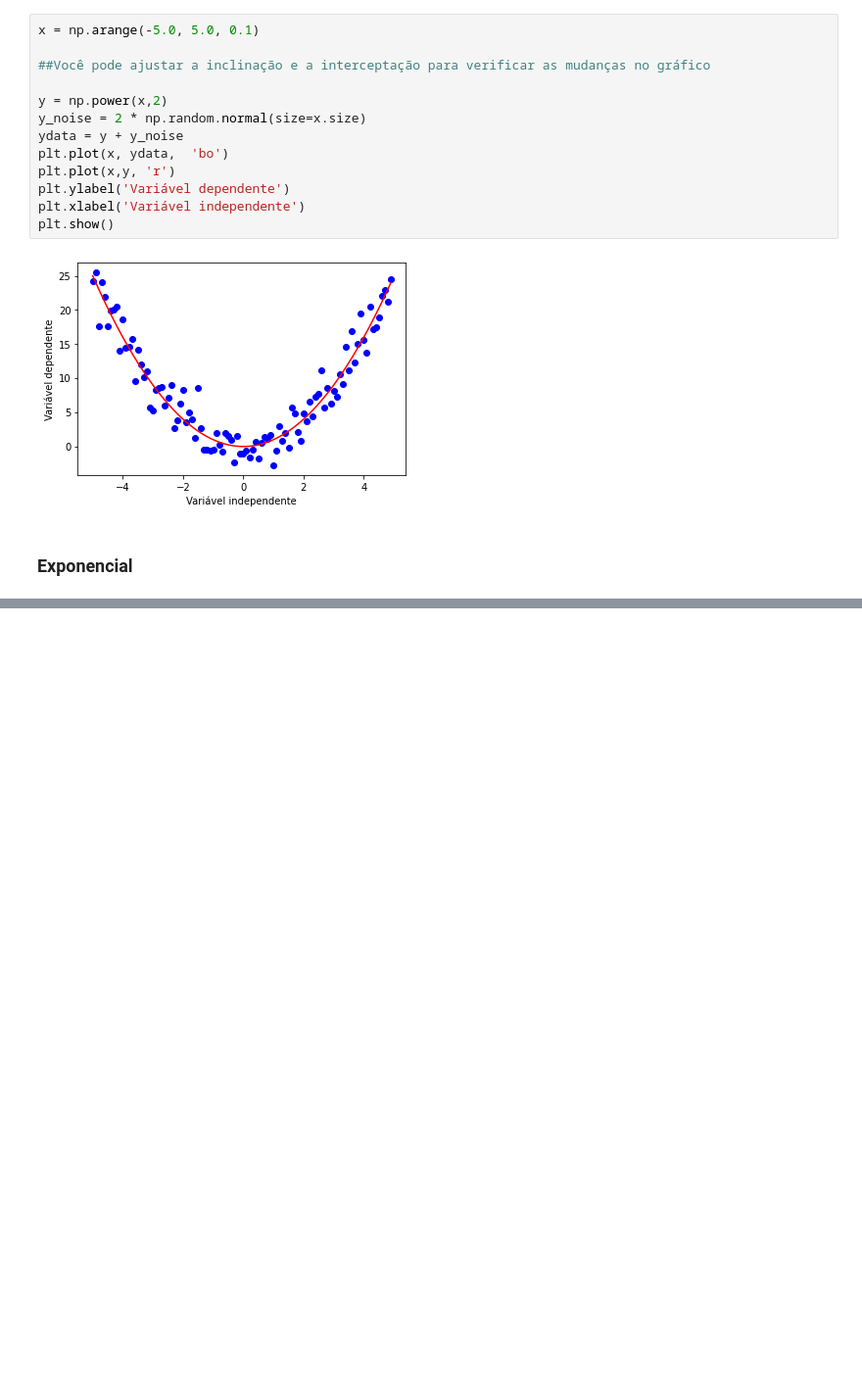
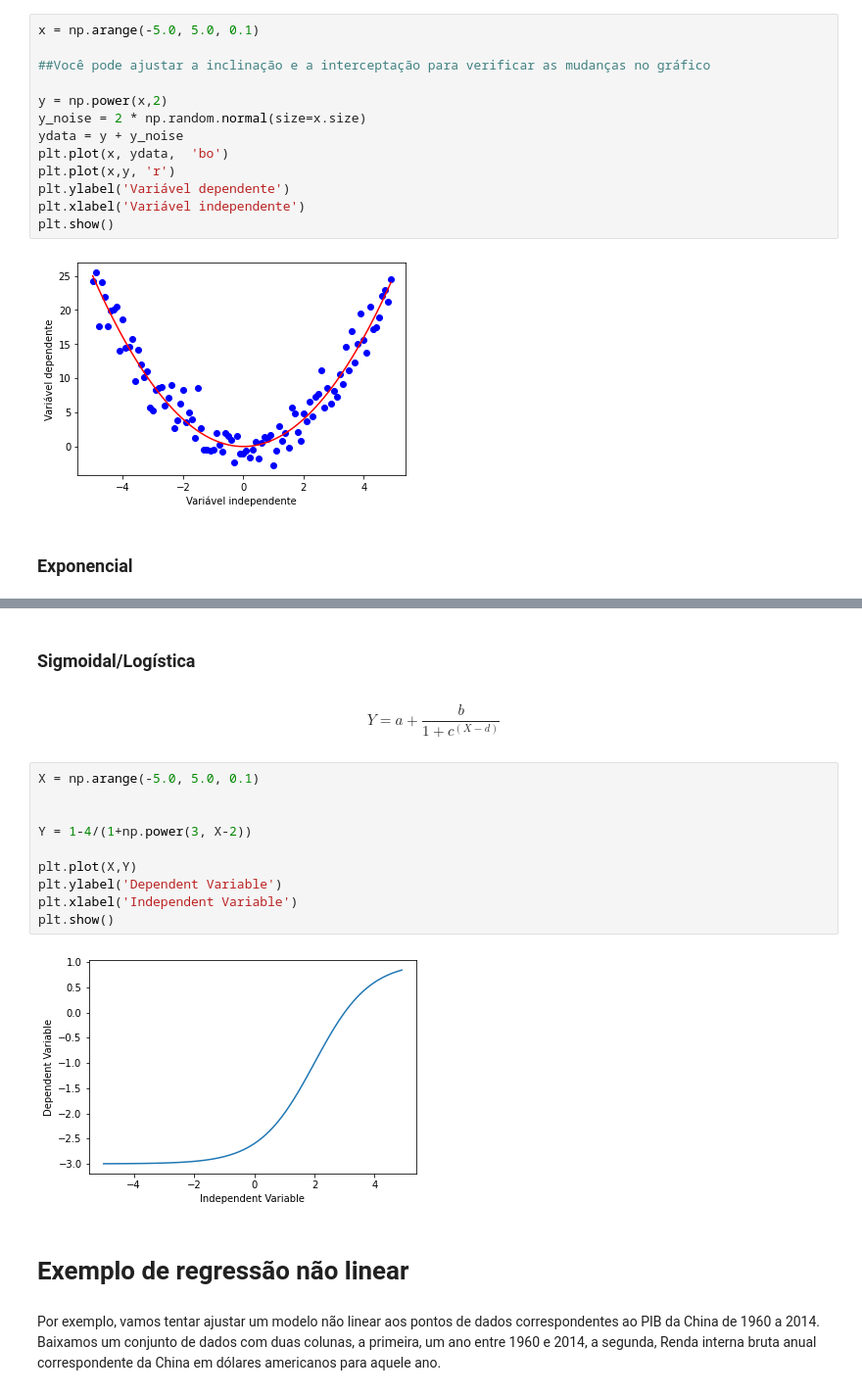
Before and after one commit to kauebr/Machine-Learning-Projects-IBM, a Jupyter notebook: Regressão nao linear/Regressao nao linear.ipynb, the cells around one changed output, grey strips where cells are left out. Shown: that part at 98% size. Cells and saved outputs as stored; diff of their text form; blank space fills up the shorter version.

```diff
--- a/Regressão nao linear/Regressao nao linear.ipynb
+++ b/Regressão nao linear/Regressao nao linear.ipynb
@@ -75,0 +109,20 @@ plt.show()
+# %% [markdown]
+### Sigmoidal/Logística
+# %% [markdown]
+$$ Y = a + \frac{b}{1+ c^{(X-d)}}$$
+# %%
+X = np.arange(-5.0, 5.0, 0.1)
+
+
+Y = 1-4/(1+np.power(3, X-2))
+
+plt.plot(X,Y)
+plt.ylabel('Dependent Variable')
+plt.xlabel('Independent Variable')
+plt.show()
+# %% [output]
+[figure, added]
+# %% [markdown]
+# Exemplo de regressão não linear
+# %% [markdown]
+Por exemplo, vamos tentar ajustar um modelo não linear aos pontos de dados correspondentes ao PIB da China de 1960 a 2014. Baixamos um conjunto de dados com duas colunas, a primeira, um ano entre 1960 e 2014, a segunda, Renda interna bruta anual correspondente da China em dólares americanos para aquele ano.
```
Also changed, not shown: parts of 4 cells of this notebook.
